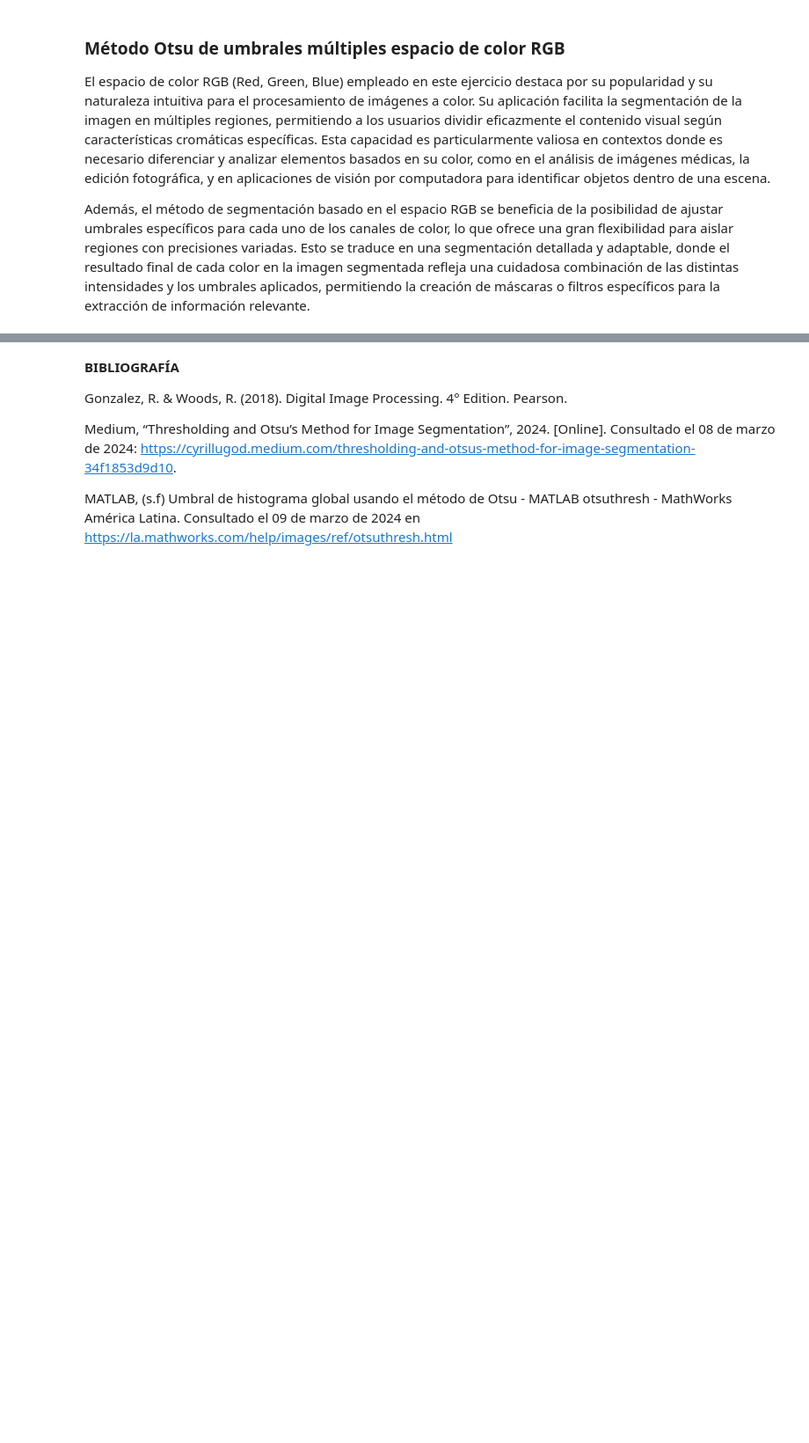
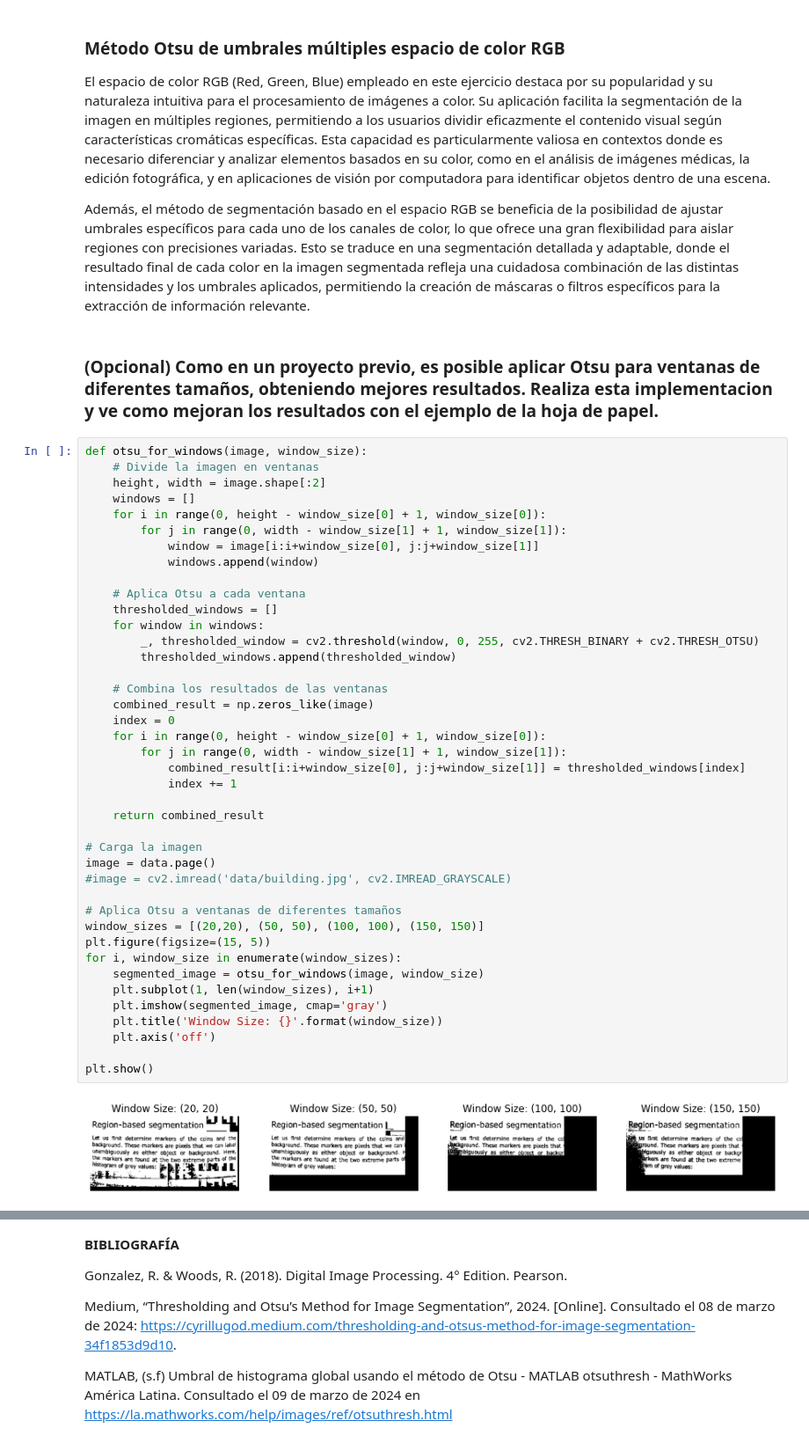
Before and after one commit to Alfonso-Garibay/computer-vision-course-Equipo-15, a Jupyter notebook: 6_segmentation_otsu.ipynb, the cells around one changed output, grey strips where cells are left out. Shown at 88% size. Drawn from its saved outputs; the diff is of its cells as text; blank space fills up the shorter version.

Commit message:
Ejemplo hoja de papel

```diff
--- a/6_segmentation_otsu.ipynb
+++ b/6_segmentation_otsu.ipynb
@@ -256,3 +256,48 @@ for img in imagenes:
 El espacio de color RGB (Red, Green, Blue) empleado en este ejercicio destaca por su popularidad y su naturaleza intuitiva para el procesamiento de imágenes a color. Su aplicación facilita la segmentación de la imagen en múltiples regiones, permitiendo a los usuarios dividir eficazmente el contenido visual según características cromáticas específicas. Esta capacidad es particularmente valiosa en contextos donde es necesario diferenciar y analizar elementos basados en su color, como en el análisis de imágenes médicas, la edición fotográfica, y en aplicaciones de visión por computadora para identificar objetos dentro de una escena.
 
 Además, el método de segmentación basado en el espacio RGB se beneficia de la posibilidad de ajustar umbrales específicos para cada uno de los canales de color, lo que ofrece una gran flexibilidad para aislar regiones con precisiones variadas. Esto se traduce en una segmentación detallada y adaptable, donde el resultado final de cada color en la imagen segmentada refleja una cuidadosa combinación de las distintas intensidades y los umbrales aplicados, permitiendo la creación de máscaras o filtros específicos para la extracción de información relevante.
+# %% [markdown]
+### (Opcional) Como en un proyecto previo, es posible aplicar Otsu para ventanas de diferentes tamaños, obteniendo mejores resultados. Realiza esta implementacion y ve como mejoran los resultados con el ejemplo de la hoja de papel.
+# %%
+def otsu_for_windows(image, window_size):
+    # Divide la imagen en ventanas
+    height, width = image.shape[:2]
+    windows = []
+    for i in range(0, height - window_size[0] + 1, window_size[0]):
+        for j in range(0, width - window_size[1] + 1, window_size[1]):
+            window = image[i:i+window_size[0], j:j+window_size[1]]
+            windows.append(window)
+
+    # Aplica Otsu a cada ventana
+    thresholded_windows = []
+    for window in windows:
+        _, thresholded_window = cv2.threshold(window, 0, 255, cv2.THRESH_BINARY + cv2.THRESH_OTSU)
+        thresholded_windows.append(thresholded_window)
+
+    # Combina los resultados de las ventanas
+    combined_result = np.zeros_like(image)
+    index = 0
+    for i in range(0, height - window_size[0] + 1, window_size[0]):
+        for j in range(0, width - window_size[1] + 1, window_size[1]):
+            combined_result[i:i+window_size[0], j:j+window_size[1]] = thresholded_windows[index]
+            index += 1
+
+    return combined_result
+
+# Carga la imagen
+image = data.page()
+#image = cv2.imread('data/building.jpg', cv2.IMREAD_GRAYSCALE)
+
+# Aplica Otsu a ventanas de diferentes tamaños
+window_sizes = [(20,20), (50, 50), (100, 100), (150, 150)]
+plt.figure(figsize=(15, 5))
+for i, window_size in enumerate(window_sizes):
+    segmented_image = otsu_for_windows(image, window_size)
+    plt.subplot(1, len(window_sizes), i+1)
+    plt.imshow(segmented_image, cmap='gray')
+    plt.title('Window Size: {}'.format(window_size))
+    plt.axis('off')
+
+plt.show()
+# %% [output]
+[figure, added]
```
Also changed, not shown: parts of 1 cell of this notebook.
